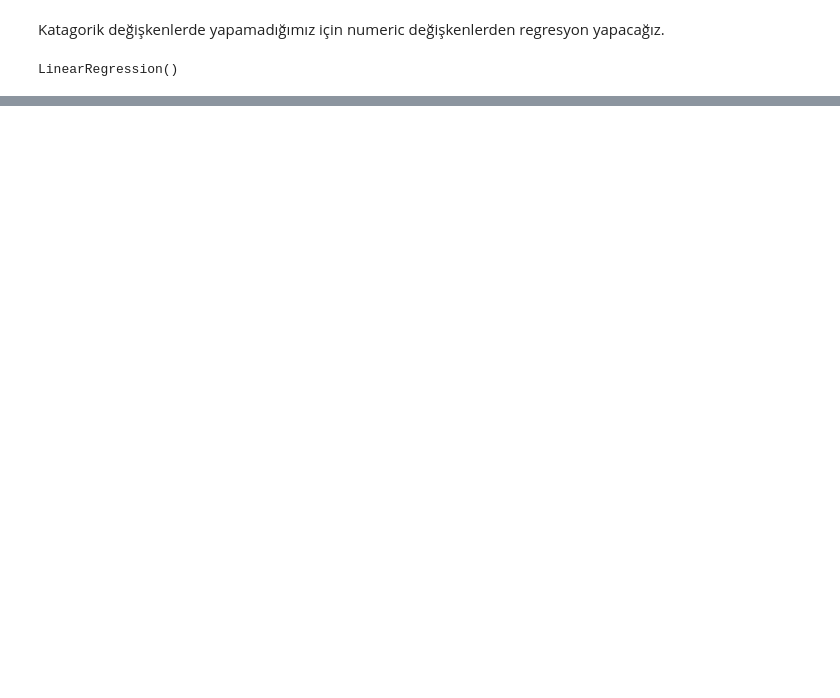
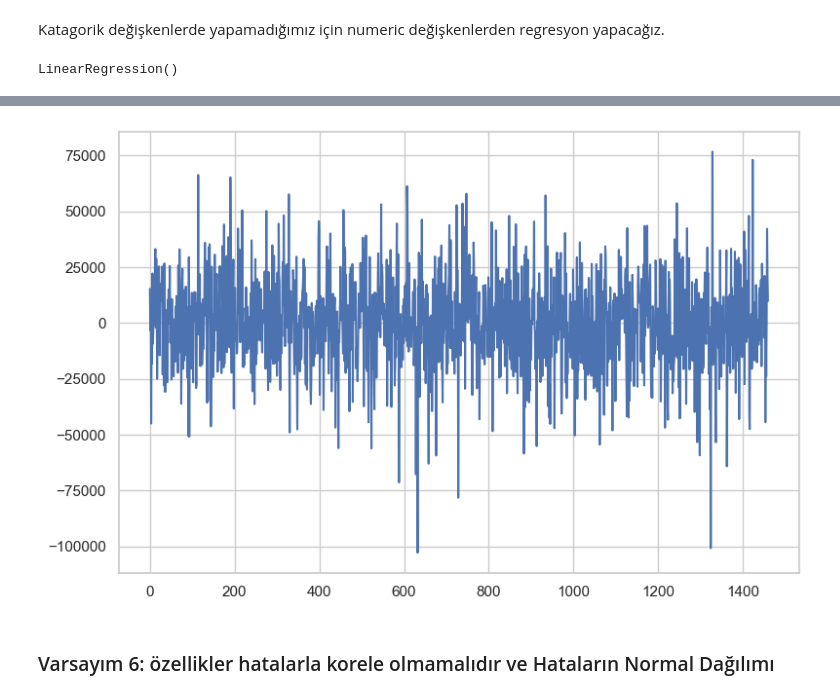
Before and after one commit to aytackolukisa/Regresyon, a Jupyter notebook: Basit_liner_odev.ipynb, the cells around one changed output, grey strips where cells are left out. Cells and saved outputs as stored; diff of their text form; code cells hidden in the pictures; blank space fills up the shorter version.

```diff
--- a/Basit_liner_odev.ipynb
+++ b/Basit_liner_odev.ipynb
@@ -667,3 +728,11 @@ lrm = linear_model.LinearRegression()
 lrm.fit(X, Y)
 # %% [output]
 LinearRegression()
+# %%
+tahmin = lrm.predict(copy_house1[["w_TotalBsmtSF", "w_1stFlrSF", "w_GrLivArea", "w_FullBath", "w_TotRmsAbvGrd", "w_Fireplaces", "w_GarageCars", "w_GarageArea",'SaleCondition_bysellprice', 'SaleType_bysellprice',
+       'GarageQual_bysellprice', 'GarageType_bysellprice',
+       'Functional_bysellprice', 'Neighborhood_bysellprice',
+       'Condition2_bysellprice', 'HouseStyle_bysellprice',
+       'RoofMatl_bysellprice', 'Exterior2nd_bysellprice',
+       'Foundation_bysellprice', 'Electrical_bysellprice',
+       'Heating_bysellprice', 'BsmtFinType2_bysellprice']])
@@ -669,0 +757,3 @@ LinearRegression()
+# %%
+hatalar = Y -tahmin
+print("HouseSalePrice ortalama hatası : {:.15f}".format(np.mean(hatalar)))
@@ -669,0 +794,8 @@ LinearRegression()
+# %%
+plt.figure(figsize=(9,6))
+plt.plot(hatalar)
+plt.show()
+# %% [output]
+[figure, added]
+# %% [markdown]
+### Varsayım 6: özellikler hatalarla korele olmamalıdır ve Hataların Normal Dağılımı
```
Also changed, not shown: parts of 38 cells of this notebook.
